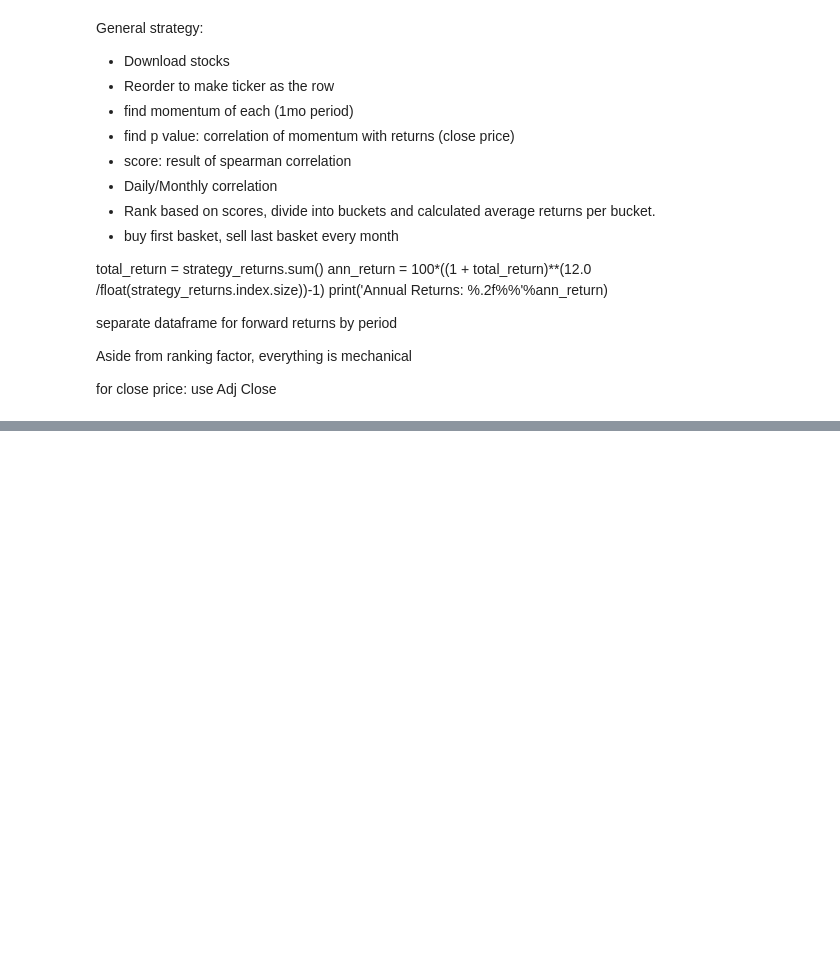
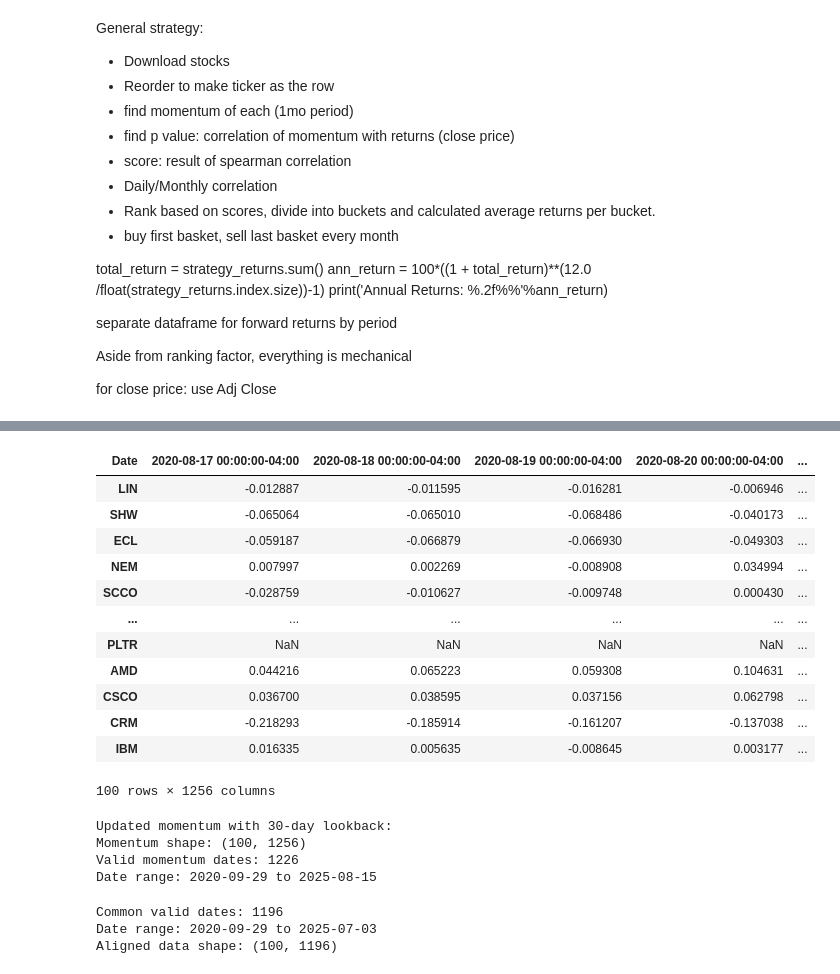
Before and after one commit to tanvi-jain3/algo-trading, a Jupyter notebook: long_short_neutral.ipynb, the cells around one changed output, grey strips where cells are left out. Drawn from its saved outputs; the diff is of its cells as text; code cells hidden in the pictures; blank space fills up the shorter version.

```diff
--- a/long_short_neutral.ipynb
+++ b/long_short_neutral.ipynb
@@ -40,0 +96,6 @@ ticker_list
+# %%
+# Calculate forward returns (what happens in NEXT month)
+forward_returns_1m = price_data.pct_change(periods=-20, axis=1)  # Negative for forward-looking
+print(f"Forward returns shape: {forward_returns_1m.shape}")
+print("\nSample forward returns:")
+print(forward_returns_1m.iloc[:3, -5:])
@@ -40,0 +136,57 @@ ticker_list
+# %%
+forward_returns_1m
+# %% [output]
+| Date | 2020-08-17 00:00:00-04:00 | 2020-08-18 00:00:00-04:00 | 2020-08-19 00:00:00-04:00 | 2020-08-20 00:00:00-04:00 | ... |
+| LIN | -0.012887 | -0.011595 | -0.016281 | -0.006946 | ... |
+| SHW | -0.065064 | -0.065010 | -0.068486 | -0.040173 | ... |
+| ECL | -0.059187 | -0.066879 | -0.066930 | -0.049303 | ... |
+| NEM | 0.007997 | 0.002269 | -0.008908 | 0.034994 | ... |
+| SCCO | -0.028759 | -0.010627 | -0.009748 | 0.000430 | ... |
+| ... | ... | ... | ... | ... | ... |
+| PLTR | NaN | NaN | NaN | NaN | ... |
+| AMD | 0.044216 | 0.065223 | 0.059308 | 0.104631 | ... |
+| CSCO | 0.036700 | 0.038595 | 0.037156 | 0.062798 | ... |
+| CRM | -0.218293 | -0.185914 | -0.161207 | -0.137038 | ... |
+| IBM | 0.016335 | 0.005635 | -0.008645 | 0.003177 | ... |
+100 rows × 1256 columns
+# %%
+# Use 30-day momentum for true ~1 month of trading days
+momentum_1m = price_data.pct_change(periods=30, axis=1)
+forward_returns_1m = price_data.pct_change(periods=-30, axis=1)
+
+print("Updated momentum with 30-day lookback:")
+print(f"Momentum shape: {momentum_1m.shape}")
+
+# Check valid data range
+valid_momentum = momentum_1m.dropna(axis=1, how='all')
+print(f"Valid momentum dates: {valid_momentum.shape[1]}")
+print(f"Date range: {valid_momentum.columns[0].date()} to {valid_momentum.columns[-1].date()}")
+# %% [output]
+Updated momentum with 30-day lookback:
+Momentum shape: (100, 1256)
+Valid momentum dates: 1226
+Date range: 2020-09-29 to 2025-08-15
+# %%
+from scipy.stats import spearmanr
+import warnings
+warnings.filterwarnings('ignore')  # Suppress correlation warnings
+
+# We need aligned data (same dates for both momentum and forward returns)
+# Remove NaN columns to get valid date range
+valid_momentum = momentum_1m.dropna(axis=1, how='all')
+valid_forward_returns = forward_returns_1m.dropna(axis=1, how='all')
+
+# Find overlapping dates
+common_dates = valid_momentum.columns.intersection(valid_forward_returns.columns)
+print(f"Common valid dates: {len(common_dates)}")
+print(f"Date range: {common_dates[0].date()} to {common_dates[-1].date()}")
+
+# Align data to common dates
+momentum_aligned = momentum_1m[common_dates]
+forward_returns_aligned = forward_returns_1m[common_dates]
+
+print(f"Aligned data shape: {momentum_aligned.shape}")
+# %% [output]
+Common valid dates: 1196
+Date range: 2020-09-29 to 2025-07-03
+Aligned data shape: (100, 1196)
```
Also changed, not shown: parts of 17 cells of this notebook, 1 other file.
